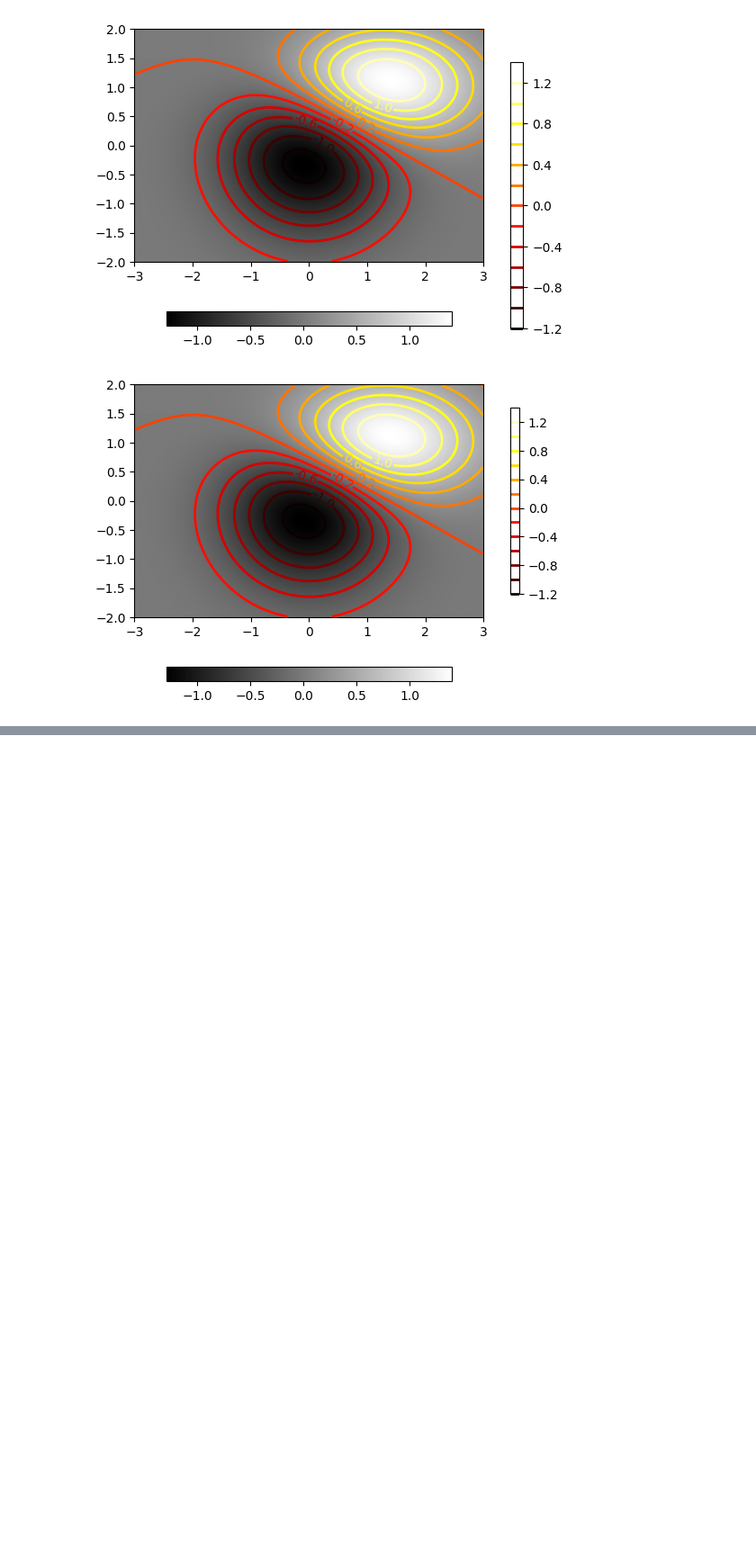
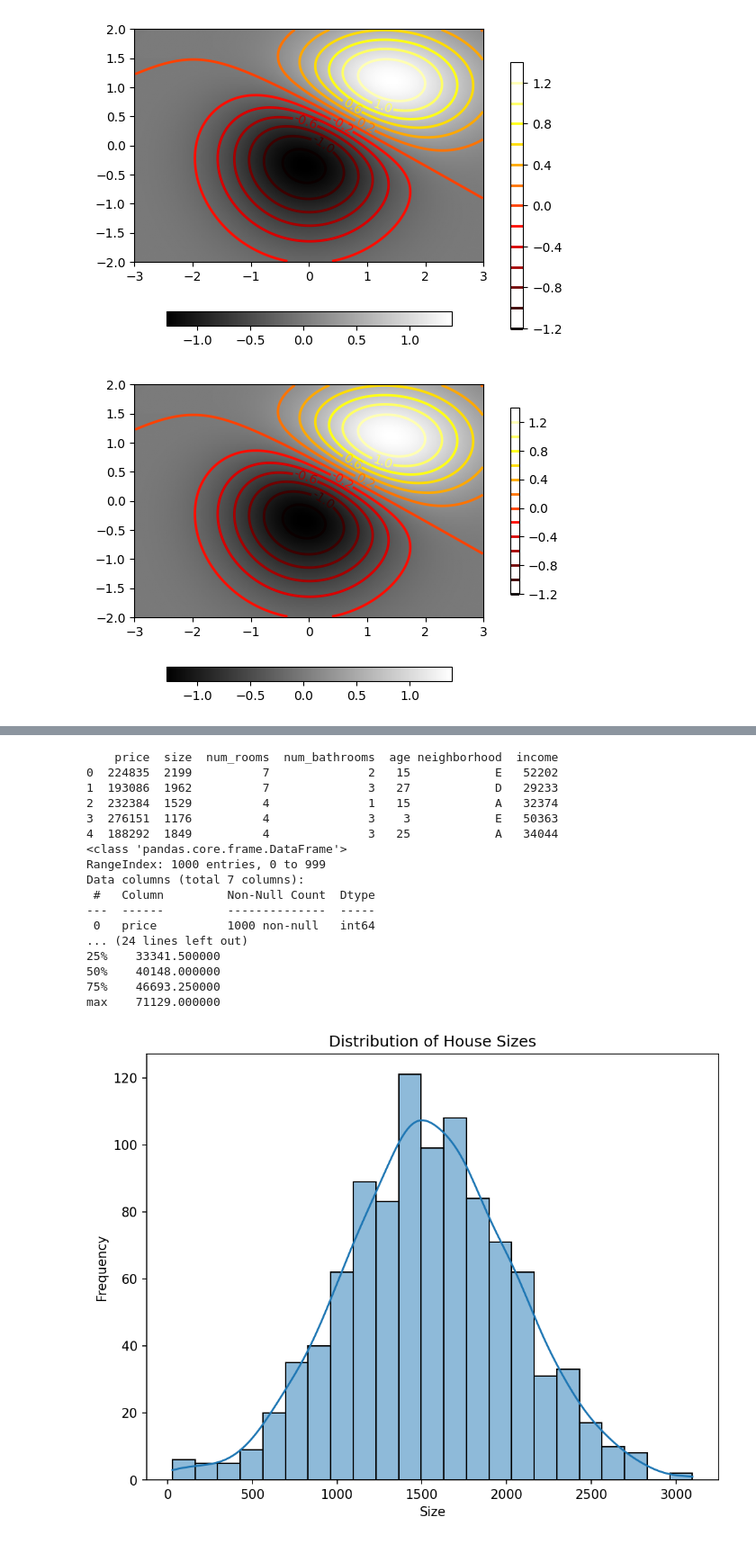
Before and after one commit to ahmedsaad-tech/TimeSeriesAnalysisWithPython, a Jupyter notebook: notebooks/02.00-Introduction-to-NumPy.ipynb, the cells around one changed output, grey strips where cells are left out. Shown: that part at 90% size. Cells and saved outputs as stored; diff of their text form; code cells hidden in the pictures; blank space fills up the shorter version.

```diff
--- a/notebooks/02.00-Introduction-to-NumPy.ipynb
+++ b/notebooks/02.00-Introduction-to-NumPy.ipynb
@@ -150,3 +150,20 @@ cbar.ax.set_position([ll, b+0.1*h, ww, h*0.8]) #Use extracted values to adjust t
 plt.show() # Display the plot
 # %% [output]
 [figure]
+# %%
+import numpy as np
+import pandas as pd
+
+np.random.seed(42 )
+n_samples = 1000
+data = {
+    "price": np.random.normal(200000,50000,n_samples).astype(int),
+    'size' : np.random.normal(1500,500,n_samples).astype(int),
+    'num_rooms' : np.random.randint(2,8,n_samples),
+    'num_bathrooms' : np.random.randint(1,4,n_samples),
+    'age' : np.random.randint(0,40,n_samples),
+    'neighborhood' : np.random.choice(['A','B','C','D','E'],n_samples),
+    'income' : np.random.normal(40000,10000,n_samples).astype(int)
+}
+df = pd.DataFrame(data)
+df
@@ -152,0 +184,51 @@ plt.show() # Display the plot
+# %%
+import matplotlib.pyplot as plt
+import seaborn as sns
+
+# Basic data exploration on the entire dataset
+print(df.head())
+print(df.info())
+print(df.describe())
+
+# Visualize distributions using distplot for 'size' and 'income'
+plt.figure(figsize=(8, 6),dpi=150)
+sns.histplot(df['size'], kde=True)
+plt.title('Distribution of House Sizes')
+plt.xlabel('Size')
+plt.ylabel('Frequency')
+plt.show()
+
+plt.figure(figsize=(8, 6),dpi=150)
+sns.histplot(df['income'], kde=True)
+plt.title('Distribution of Household Income')
+plt.xlabel('Income')
+plt.ylabel('Frequency')
+plt.show()
+
+# Visualize count plot for categorical feature 'neighborhood'
+plt.figure(figsize=(8, 6))
+sns.countplot(x='neighborhood', data=df, order=df['neighborhood'].value_counts().index)
+plt.title('Count of Houses per Neighborhood')
+plt.xlabel('Neighborhood')
+plt.ylabel('Count')
+plt.xticks(rotation=45)
+plt.show()
+# %% [output]
+    price  size  num_rooms  num_bathrooms  age neighborhood  income
+0  224835  2199          7              2   15            E   52202
+1  193086  1962          7              3   27            D   29233
+2  232384  1529          4              1   15            A   32374
+3  276151  1176          4              3    3            E   50363
+4  188292  1849          4              3   25            A   34044
+<class 'pandas.core.frame.DataFrame'>
+RangeIndex: 1000 entries, 0 to 999
+Data columns (total 7 columns):
+ #   Column         Non-Null Count  Dtype
+---  ------         --------------  -----
+ 0   price          1000 non-null   int64
+... (24 lines left out)
+25%    33341.500000
+50%    40148.000000
+75%    46693.250000
+max    71129.000000
+[figure, added]
```
Also changed, not shown: parts of 9 cells of this notebook.
